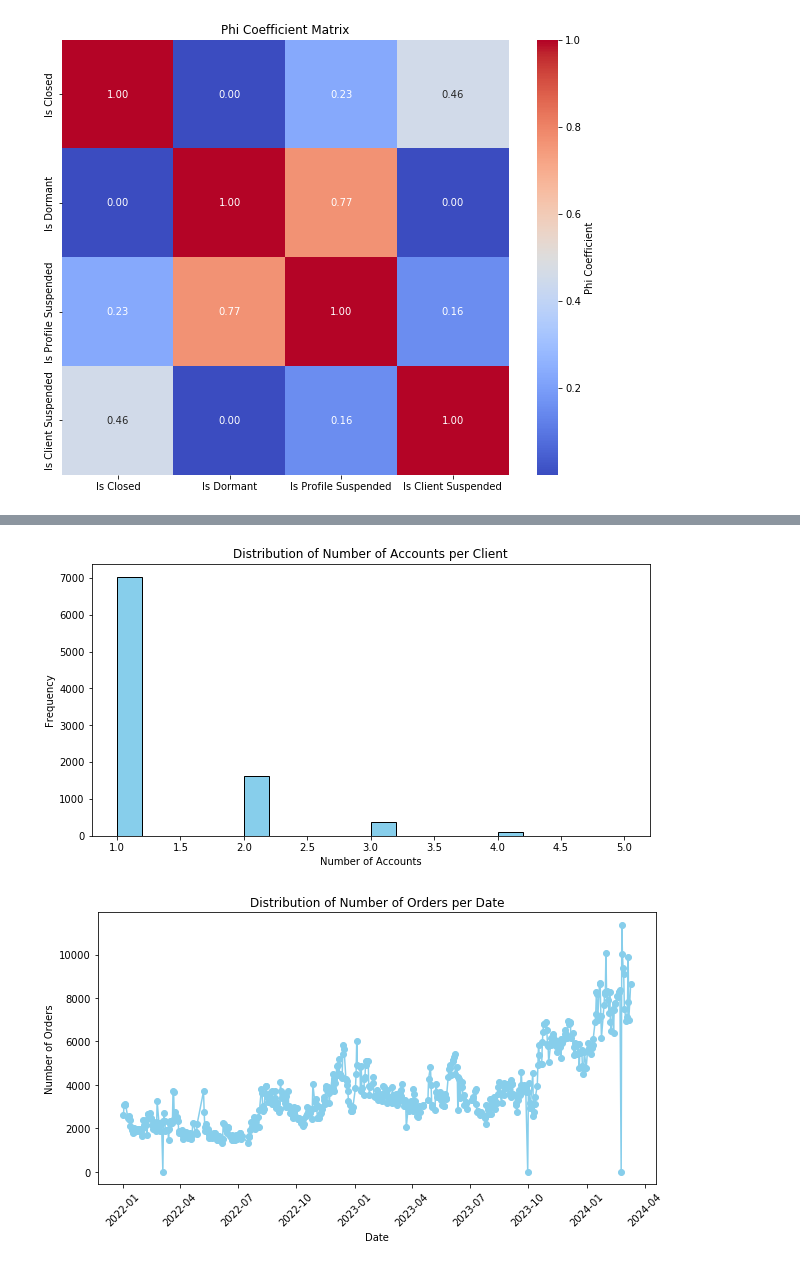
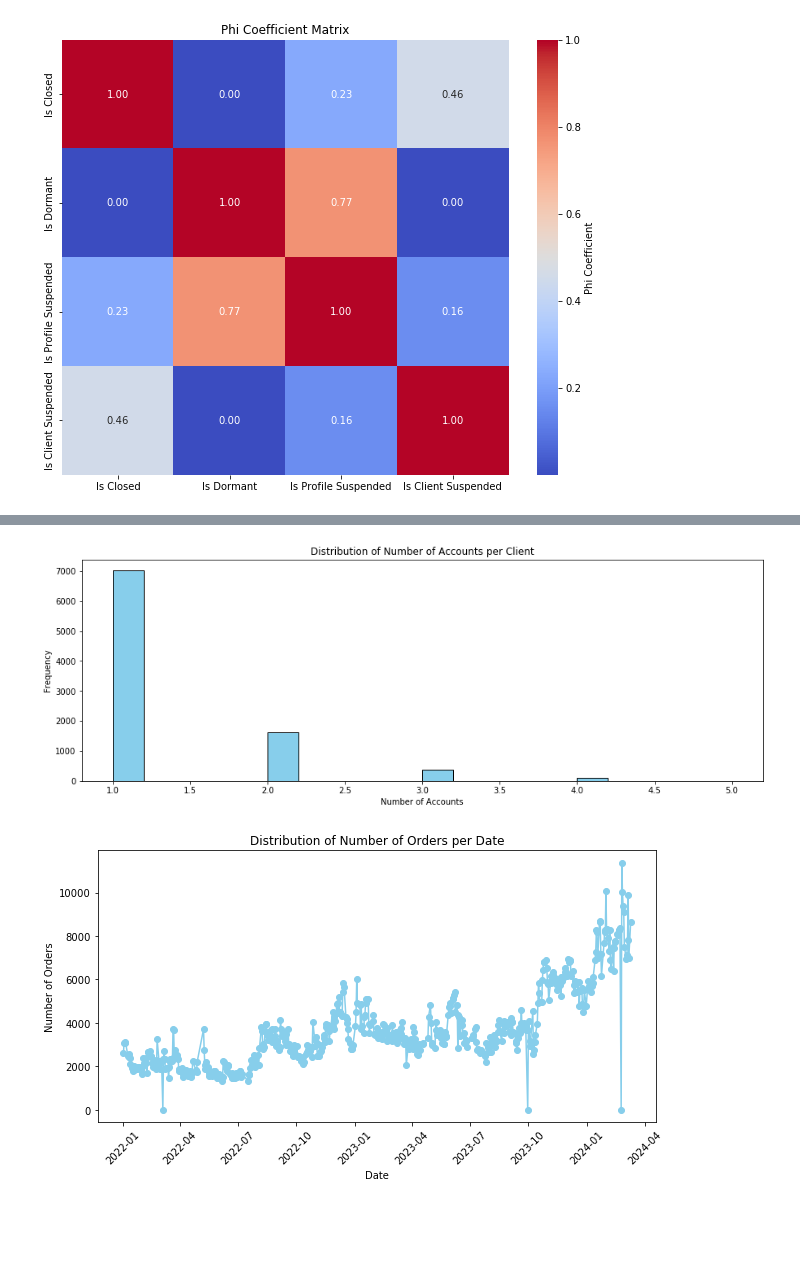
Before and after one commit to omar-sheta/datalytics, a Jupyter notebook: analysis.ipynb, the cells around one changed output, grey strips where cells are left out. Drawn from its saved outputs; the diff is of its cells as text; code cells hidden in the pictures; blank space fills up the shorter version.

```diff
--- a/analysis.ipynb
+++ b/analysis.ipynb
@@ -250,17 +250,17 @@ clients_data = clients_data[clients_data['Company Name'] == 'HSB']
 # %%
 # get distribution of client numbers with account numbers
 # Calculate the number of accounts per client
 accounts_per_client = clients_data['Client ID'].value_counts()
 
 # Plot the distribution of the number of accounts per client
-plt.figure(figsize=(10, 5))  # Adjust the figure size as necessary
+plt.figure(figsize=(15, 5))  # Adjust the figure size as necessary
 plt.hist(accounts_per_client, bins=20, color='skyblue', edgecolor='black')
 plt.title('Distribution of Number of Accounts per Client')
 plt.xlabel('Number of Accounts')
 plt.ylabel('Frequency')
 plt.show()
 # %% [output]
-[figure, old version]
+[figure, new version]
 # %%
 # load orders_data_competition.csv
 order_data = pd.read_csv('orders_data_competition.csv')
```
Also changed, not shown: parts of 20 cells of this notebook.
